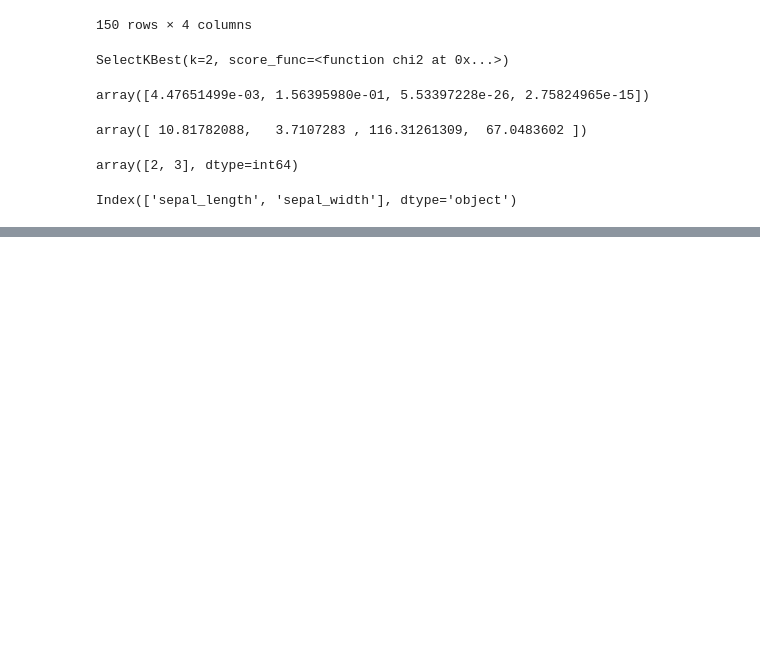
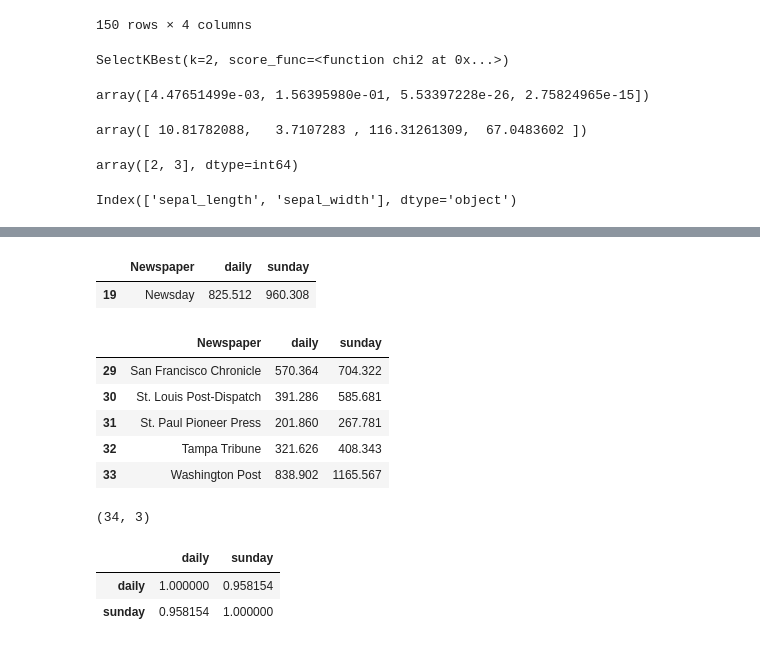
Before and after one commit to kathyayanimadas/python-basics, a Jupyter notebook: jan31.ipynb, the cells around one changed output, grey strips where cells are left out. Drawn from its saved outputs; the diff is of its cells as text; code cells hidden in the pictures; blank space fills up the shorter version.

```diff
--- a/jan31.ipynb
+++ b/jan31.ipynb
@@ -139,0 +164,24 @@ Index(['sepal_length', 'sepal_width'], dtype='object')
+# %%
+data.sample()
+# %% [output]
+|  | Newspaper | daily | sunday |
+| 19 | Newsday | 825.512 | 960.308 |
+# %%
+data.tail()
+# %% [output]
+|  | Newspaper | daily | sunday |
+| 29 | San Francisco Chronicle | 570.364 | 704.322 |
+| 30 | St. Louis Post-Dispatch | 391.286 | 585.681 |
+| 31 | St. Paul Pioneer Press | 201.860 | 267.781 |
+| 32 | Tampa Tribune | 321.626 | 408.343 |
+| 33 | Washington Post | 838.902 | 1165.567 |
+# %%
+data.shape
+# %% [output]
+(34, 3)
+# %%
+data.drop('Newspaper',axis=1).corr()
+# %% [output]
+|  | daily | sunday |
+| daily | 1.000000 | 0.958154 |
+| sunday | 0.958154 | 1.000000 |
```
Also changed, not shown: parts of 2 cells of this notebook.
